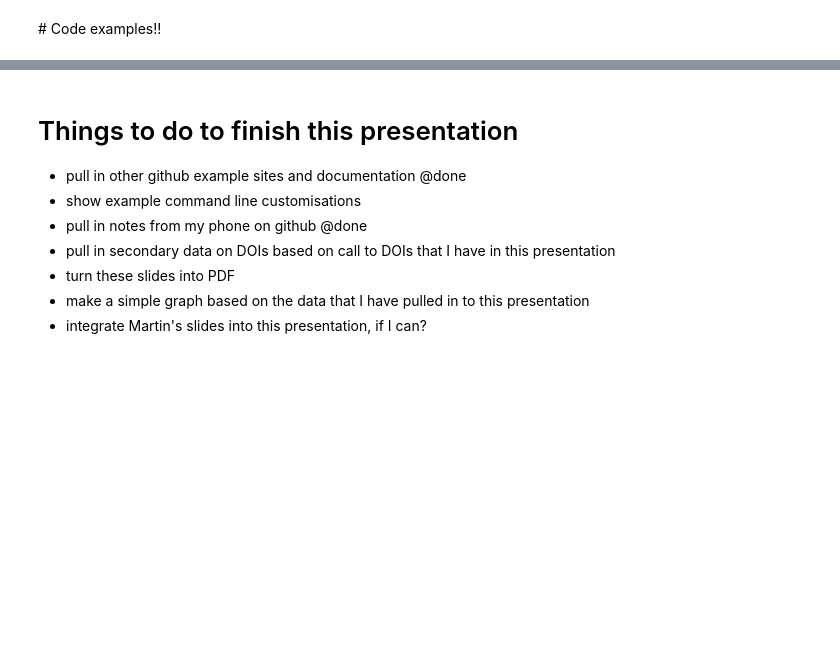
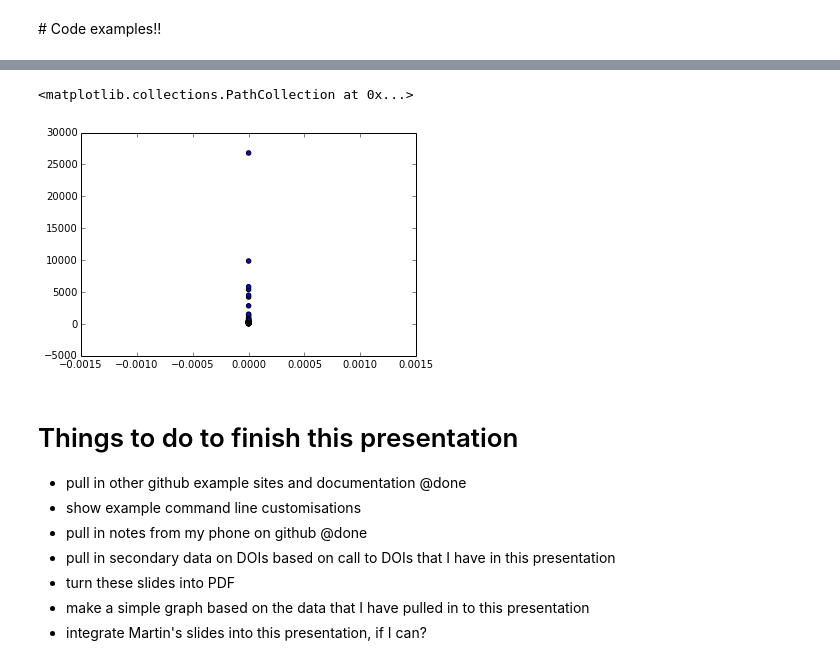
Before and after one commit to IanMulvany/wikimania-open-scholarship-tools, a Jupyter notebook: WikimaniaOpenScholarshipTalk.ipynb, the cells around one changed output, grey strips where cells are left out. Saved outputs shown, nothing was run; the diff lists cells and outputs as text; code cells hidden in the pictures; blank space fills up the shorter version.

```diff
--- a/WikimaniaOpenScholarshipTalk.ipynb
+++ b/WikimaniaOpenScholarshipTalk.ipynb
@@ -280,3 +282,9 @@ import matplotlib.pyplot as plt
+# %%
+fig, ax = plt.subplots(1, 1)
+ax.scatter(all_cites,all_views)
+# %% [output]
+<matplotlib.collections.PathCollection at 0x...>
+[figure, added]
 # %% [markdown]
 # Things to do to finish this presentation
 
```
Also changed, not shown: parts of 24 cells of this notebook, 1 other file.
